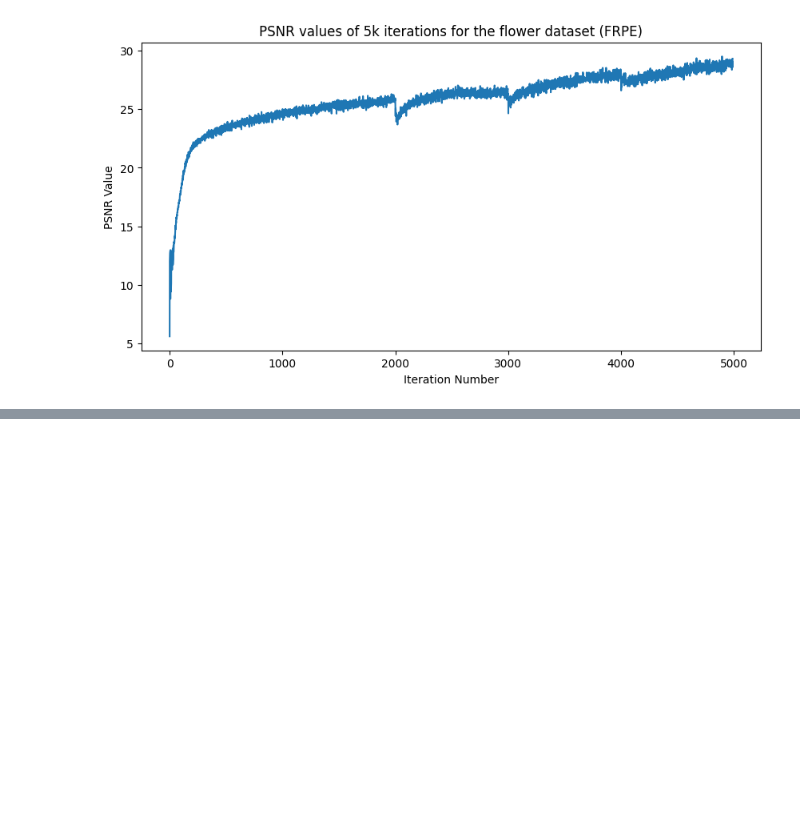
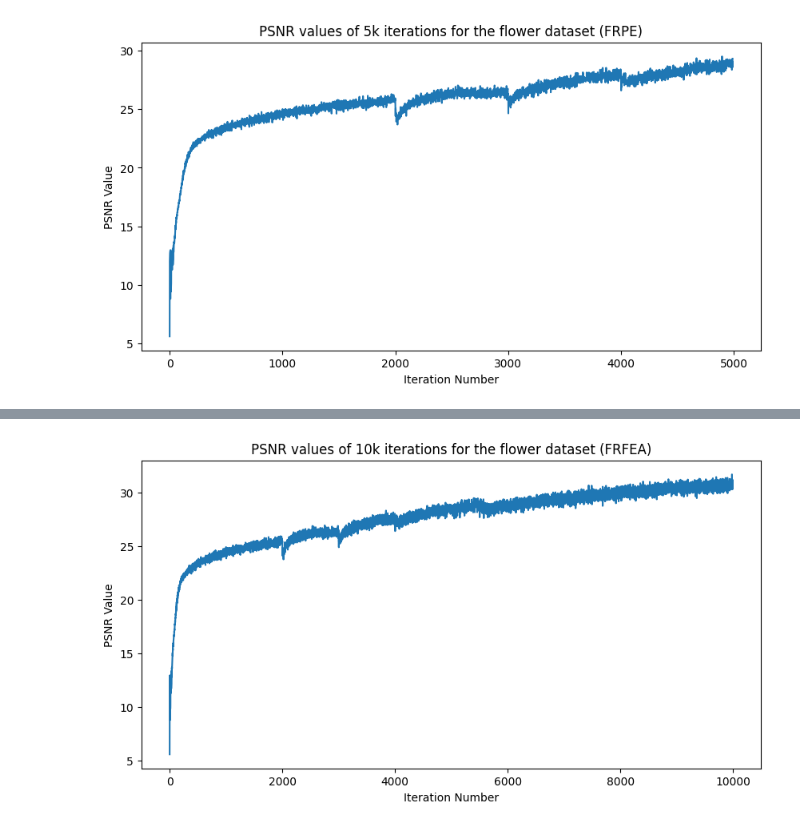
Before and after one commit to IngaleOmkar/Free-TensoRF, a Jupyter notebook: DataScripts/data_processing.ipynb, the cells around one changed output, grey strips where cells are left out. Saved outputs shown, nothing was run; the diff lists cells and outputs as text; code cells hidden in the pictures; blank space fills up the shorter version.

```diff
--- a/DataScripts/data_processing.ipynb
+++ b/DataScripts/data_processing.ipynb
@@ -84,0 +82,9 @@ plt.show()
+# %%
+plt.figure(figsize=(10,5))
+plt.plot(frfea_10k_flower)
+plt.xlabel('Iteration Number')
+plt.ylabel('PSNR Value')
+plt.title('PSNR values of 10k iterations for the flower dataset (FRFEA)')
+plt.show()
+# %% [output]
+[figure, added]
```
Also changed, not shown: parts of 12 cells of this notebook, 1 other file.
